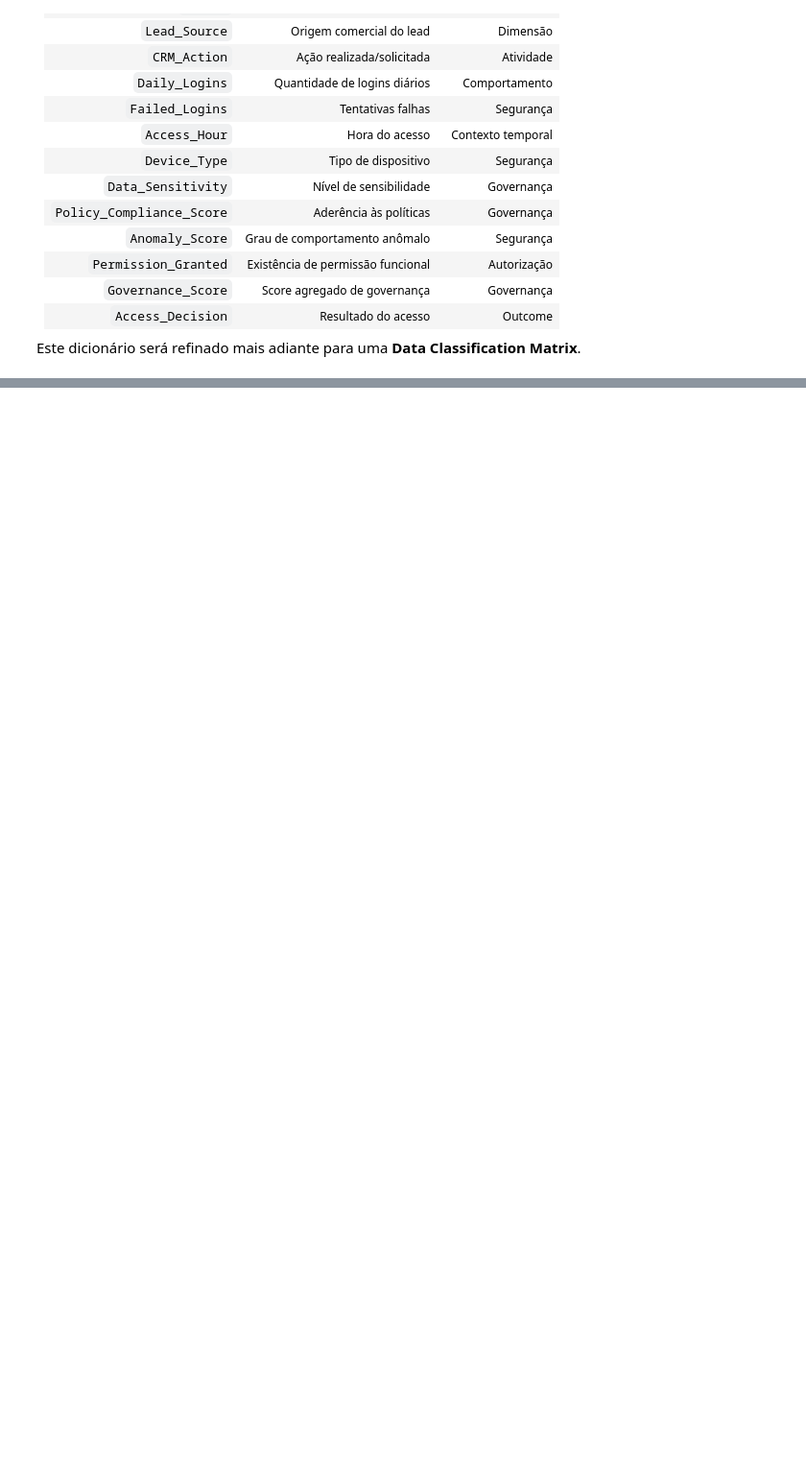
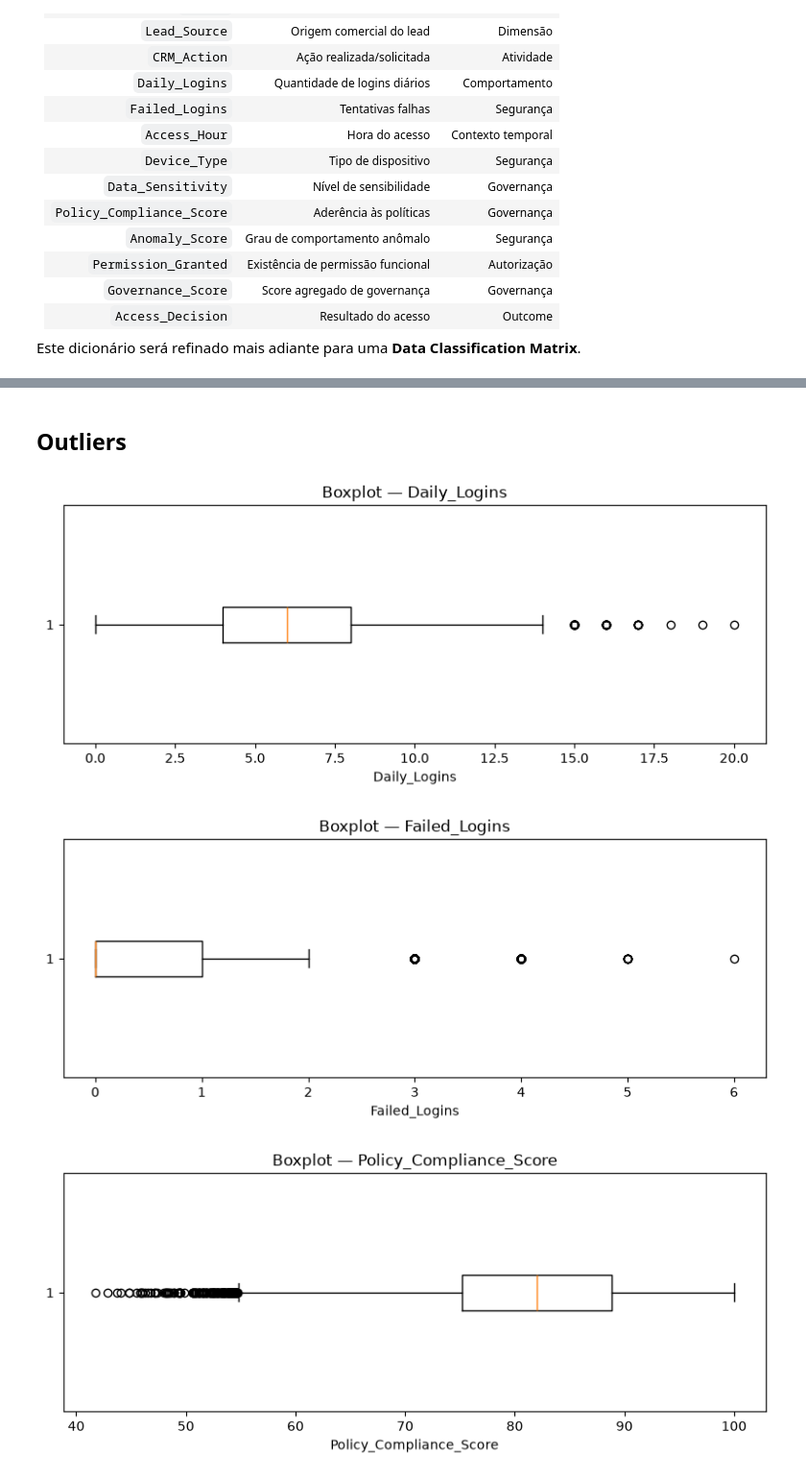
Before and after one commit to leaop/Projects, a Jupyter notebook: CRM/EDA_CRM.ipynb, the cells around one changed output, grey strips where cells are left out. Shown at 96% size. Cells and saved outputs as stored; diff of their text form; code cells hidden in the pictures; blank space fills up the shorter version.

```diff
--- a/CRM/EDA_CRM.ipynb
+++ b/CRM/EDA_CRM.ipynb
@@ -159,0 +352,20 @@ Este dicionário será refinado mais adiante para uma **Data Classification Matr
+# %% [markdown]
+## Outliers
+# %%
+for col in [
+    "Daily_Logins",
+    "Failed_Logins",
+    "Policy_Compliance_Score",
+    "Anomaly_Score",
+    "Governance_Score"
+]:
+    fig, ax = plt.subplots(figsize=(8, 3.5))
+    ax.boxplot(df[col].dropna(), vert=False)
+    ax.set_title(f"Boxplot — {col}")
+    ax.set_xlabel(col)
+    plt.tight_layout()
+    plt.show()
+# %% [output]
+[figure, added]
+[figure, added]
+[figure, added]
```
Also changed, not shown: parts of 22 cells of this notebook.
